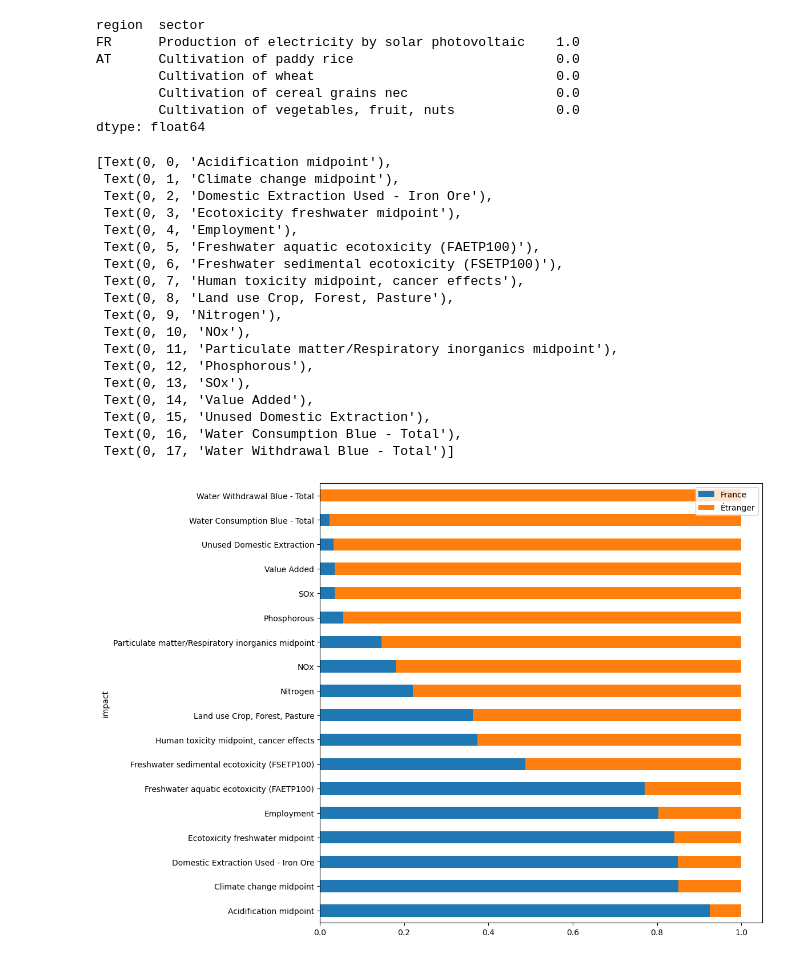
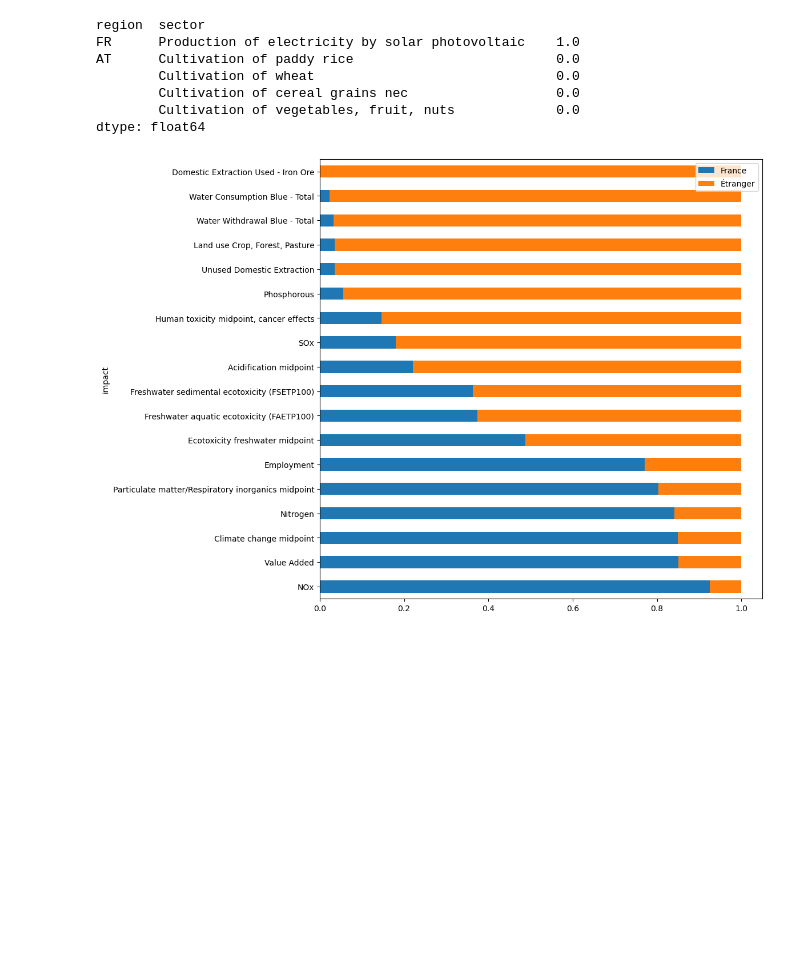
Before and after one commit to thomasgibon/io-footprinting, a Jupyter notebook: solaire.ipynb, the cells around one changed output. Cells and saved outputs as stored; diff of their text form; code cells hidden in the pictures; blank space fills up the shorter version.

Commit message:
corriger axe de la figure répartition france/étranger

```diff
--- a/solaire.ipynb
+++ b/solaire.ipynb
@@ -431,29 +431,11 @@ impacts_pv_fr_foreign = impacts_pv_fr.sum(axis=1) - impacts_pv_fr['FR']
 # %%
 keep_index = ['Acidification midpoint | ILCD recommended CF | Accumulated Exceedance (AE)','Climate change midpoint | ILCD recommended CF | Global warming potential 100 years','Domestic Extraction Used - Iron Ore','Ecotoxicity freshwater midpoint | ILCD recommended CF | Comparative Toxic Unit for ecosystems (CTUe)','Employment','Freshwater aquatic ecotoxicity (FAETP100) | Problem oriented approach: non baseline (CML, 1999) | FAETP 100 (Huijbregts, 1999 & 2000)','Freshwater sedimental ecotoxicity (FSETP100) | Problem oriented approach: non baseline (CML, 1999) | FSETP 100 (Huijbregts, 1999 & 2000)','Human toxicity midpoint, cancer effects | ILCD recommended CF | Comparative Toxic Unit for human (CTUh)','Land use Crop, Forest, Pasture','Nitrogen','NOx','Particulate matter/Respiratory inorganics midpoint | ILCD recommended CF | emission-weighed average PM2.5 equivalent','Phosphorous','SOx','Value Added','Unused Domestic Extraction','Water Consumption Blue - Total','Water Withdrawal Blue - Total']
 
-index_labels = [k.split('|')[0].strip() for k in keep_index]
+index_labels = {k:k.split('|')[0].strip() for k in keep_index}
 # %%
 impacts_pv_fr_reg = pd.concat([impacts_pv_fr_domestic, impacts_pv_fr_foreign], axis=1, keys=['France', 'Étranger']).div(impacts_pv_fr.sum(axis=1), axis=0).loc[keep_index].sort_values(ascending=False, by='France')
 # %%
-ax = impacts_pv_fr_reg.plot.barh(stacked=True, figsize=(10,10))
-ax.set_yticklabels(index_labels)
+ax = impacts_pv_fr_reg.rename(index_labels).plot.barh(stacked=True, figsize=(10,10))
+# ax.set_yticklabels(index_labels)
 # %% [output]
-[Text(0, 0, 'Acidification midpoint'),
- Text(0, 1, 'Climate change midpoint'),
- Text(0, 2, 'Domestic Extraction Used - Iron Ore'),
- Text(0, 3, 'Ecotoxicity freshwater midpoint'),
- Text(0, 4, 'Employment'),
- Text(0, 5, 'Freshwater aquatic ecotoxicity (FAETP100)'),
- Text(0, 6, 'Freshwater sedimental ecotoxicity (FSETP100)'),
- Text(0, 7, 'Human toxicity midpoint, cancer effects'),
- Text(0, 8, 'Land use Crop, Forest, Pasture'),
- Text(0, 9, 'Nitrogen'),
- Text(0, 10, 'NOx'),
- Text(0, 11, 'Particulate matter/Respiratory inorganics midpoint'),
- Text(0, 12, 'Phosphorous'),
- Text(0, 13, 'SOx'),
- Text(0, 14, 'Value Added'),
- Text(0, 15, 'Unused Domestic Extraction'),
- Text(0, 16, 'Water Consumption Blue - Total'),
- Text(0, 17, 'Water Withdrawal Blue - Total')]
-[figure, old version]
+[figure, new version]
```
Also changed, not shown: parts of 1 cell of this notebook.
